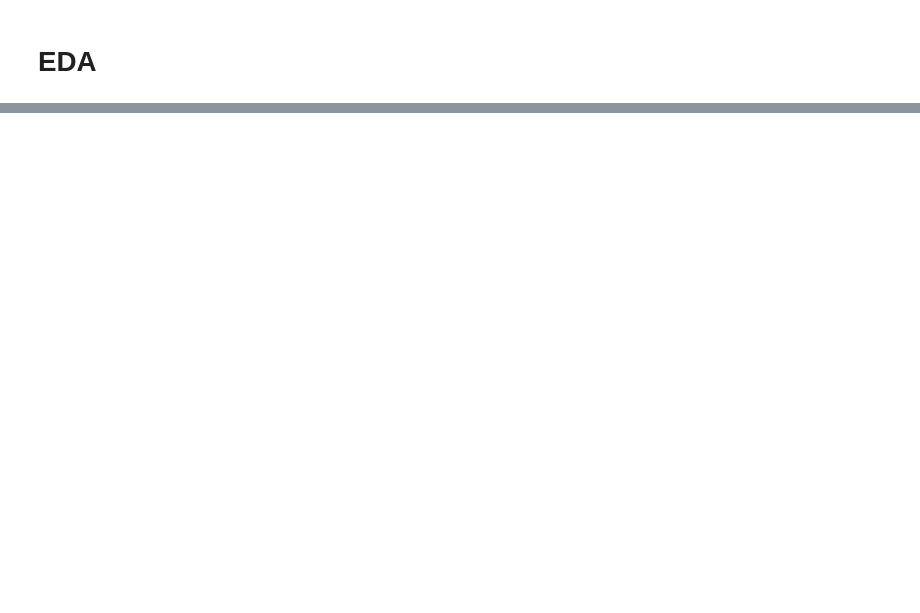
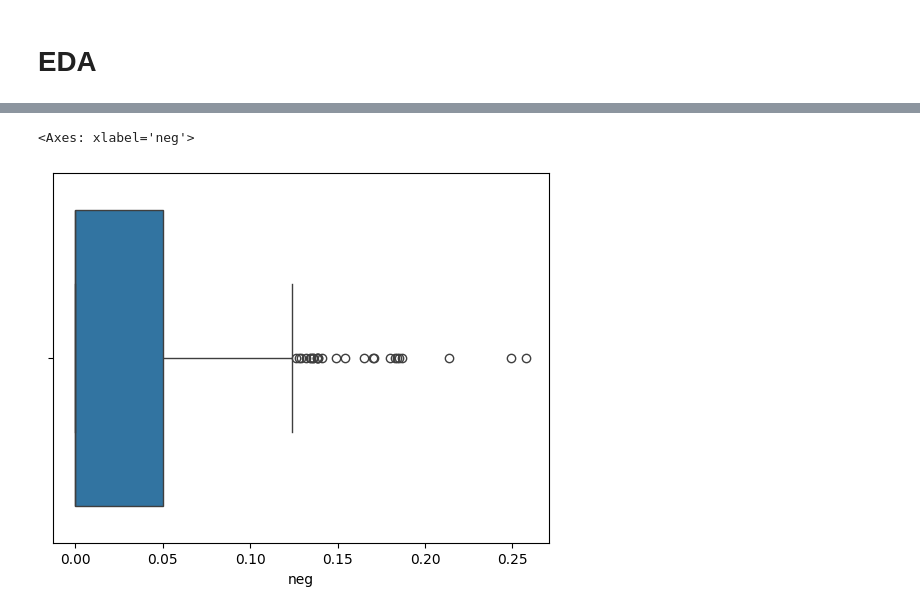
Before and after one commit to fbaezcalderon/fall_2024_quality_characteristics, a Jupyter notebook: quality_characteristics.ipynb, the cells around one changed output, grey strips where cells are left out. Saved outputs shown, nothing was run; the diff lists cells and outputs as text; code cells hidden in the pictures; blank space fills up the shorter version.

```diff
--- a/quality_characteristics.ipynb
+++ b/quality_characteristics.ipynb
@@ -235,0 +251,5 @@ product_df.head()
+# %%
+sns.boxplot(product_df,x='neg')
+# %% [output]
+<Axes: xlabel='neg'>
+[figure, added]
```
Also changed, not shown: parts of 17 cells of this notebook.
